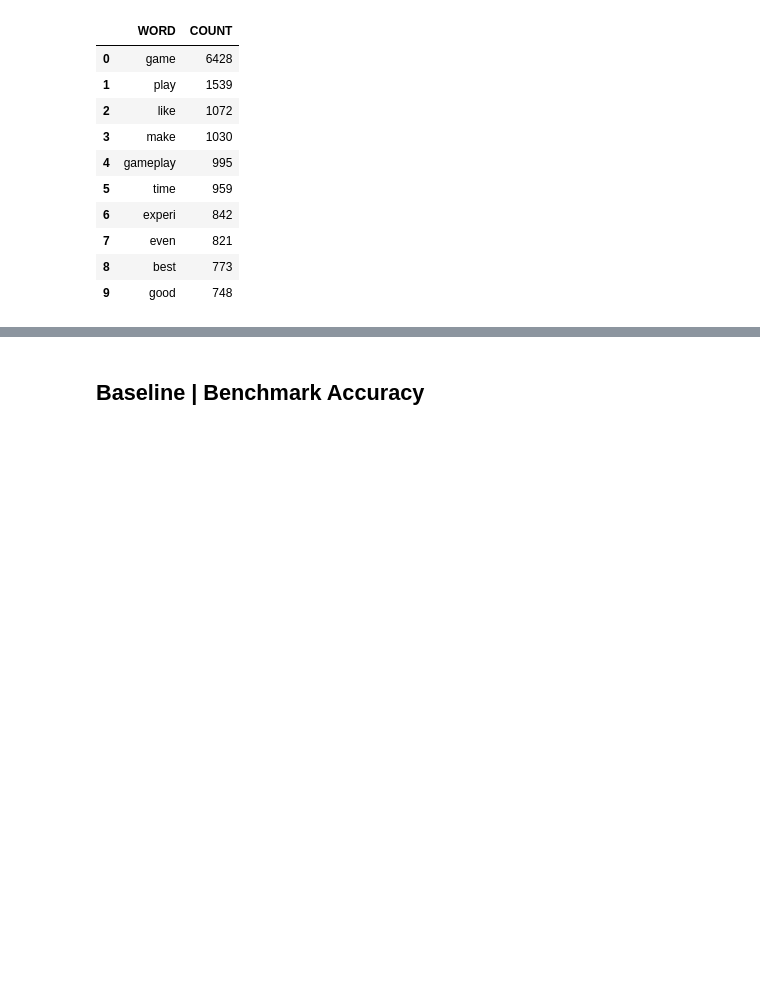
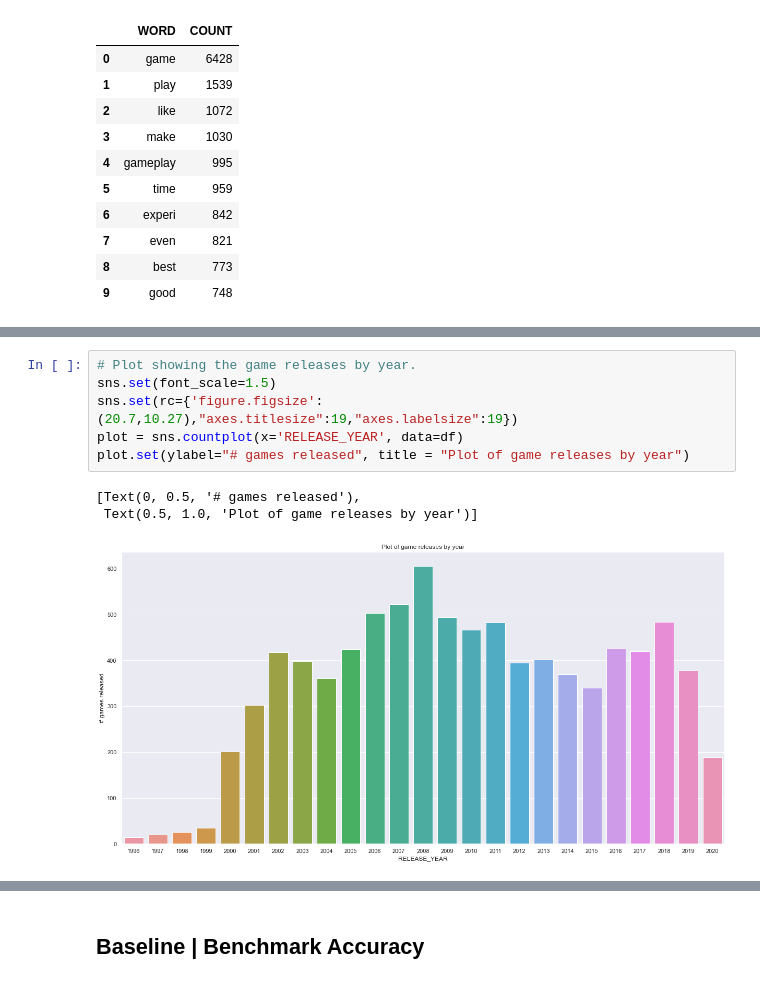
Before and after one commit to matfolio/unmuteai, a Jupyter notebook: UnmuteAI_script.ipynb, the cells around one changed output, grey strips where cells are left out. Drawn from its saved outputs; the diff is of its cells as text; blank space fills up the shorter version.

```diff
--- a/UnmuteAI_script.ipynb
+++ b/UnmuteAI_script.ipynb
@@ -283,0 +273,10 @@ df['DEVELOPER'].value_counts().head(30).plot(kind='bar', figsize=(12,10))
+# %%
+# Plot showing the game releases by year.
+sns.set(font_scale=1.5)
+sns.set(rc={'figure.figsize':(20.7,10.27),"axes.titlesize":19,"axes.labelsize":19})
+plot = sns.countplot(x='RELEASE_YEAR', data=df)
+plot.set(ylabel="# games released", title = "Plot of game releases by year")
+# %% [output]
+[Text(0, 0.5, '# games released'),
+ Text(0.5, 1.0, 'Plot of game releases by year')]
+[figure, added]
```
Also changed, not shown: parts of 24 cells of this notebook, 4 other files.
